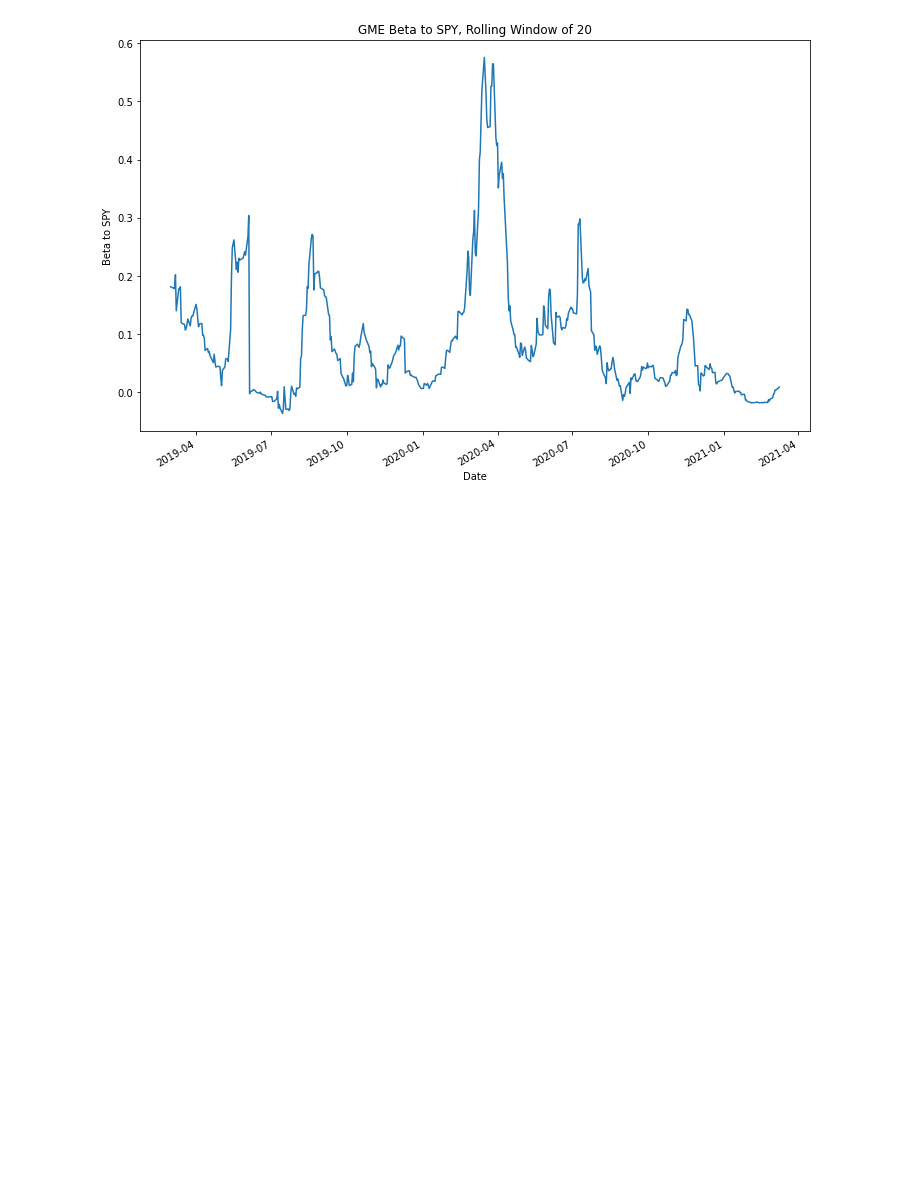
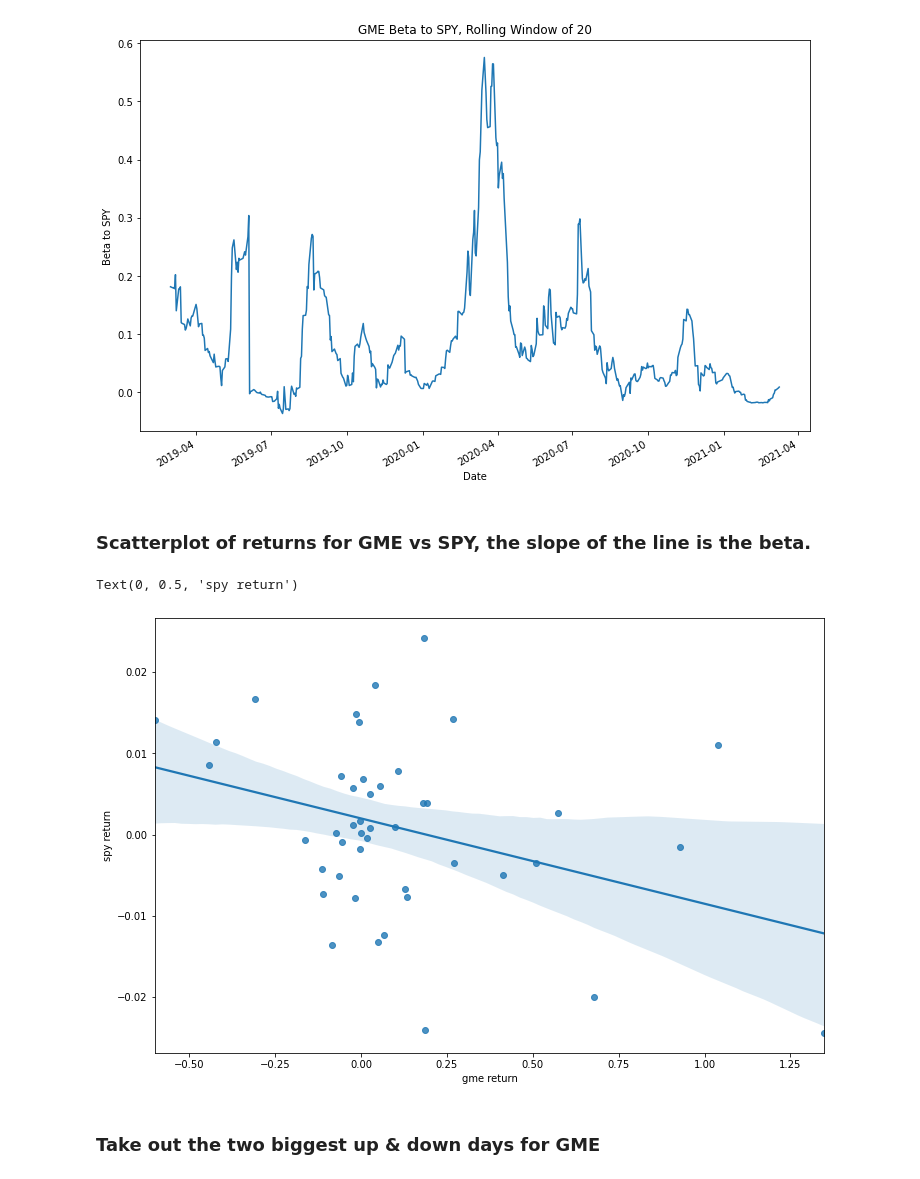
Before and after one commit to chainsaw0/beta, a Jupyter notebook: MarketBetas.ipynb, the cells around one changed output. Cells and saved outputs as stored; diff of their text form; code cells hidden in the pictures; blank space fills up the shorter version.

```diff
--- a/MarketBetas.ipynb
+++ b/MarketBetas.ipynb
@@ -101,7 +103,7 @@ symbol = 'GME'
 marketsymbol = 'SPY'
 window = 20
 
-results = return_beta_data(symbol, marketsymbol, window)
+results, gme, spy = return_beta_data(symbol, marketsymbol, window)
 
 plt.figure(figsize=(12,8))
 results.beta.plot.line()
@@ -110,3 +112,16 @@ plt.ylabel('Beta to SPY')
 plt.show()
 # %% [output]
 [figure]
+# %% [markdown]
+### Scatterplot of returns for GME vs SPY, the slope of the line is the beta.
+# %%
+import seaborn as sns
+plt.figure(figsize=(12,8))
+sns.regplot(gme.loc['2021-01-01':'2021-03-10'].equity_return, spy.loc['2021-01-01':'2021-03-10'].market_return)
+plt.xlabel('gme return')
+plt.ylabel('spy return')
+# %% [output]
+Text(0, 0.5, 'spy return')
+[figure, added]
+# %% [markdown]
+### Take out the two biggest up & down days for GME
```
Also changed, not shown: parts of 8 cells of this notebook.
